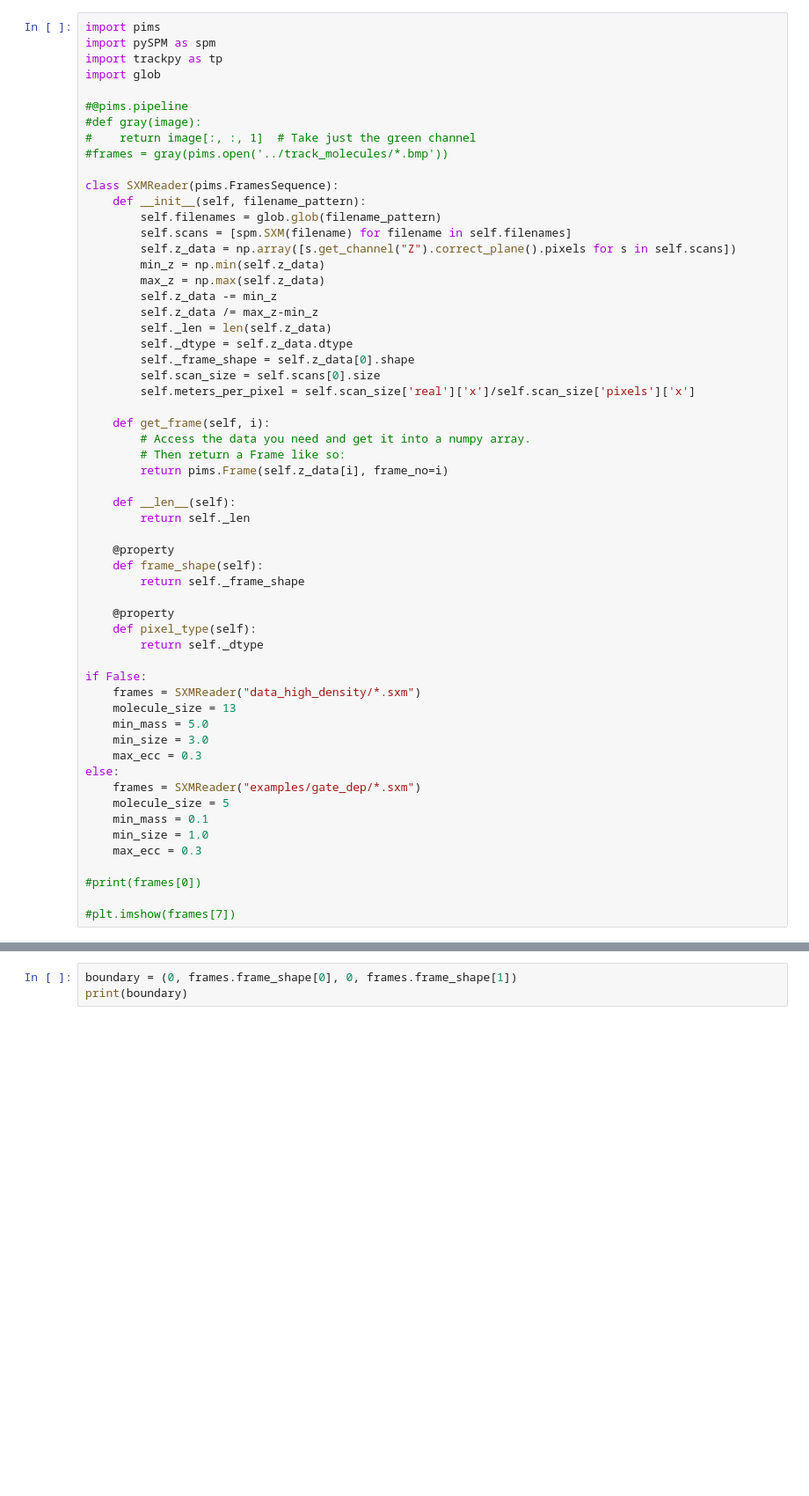
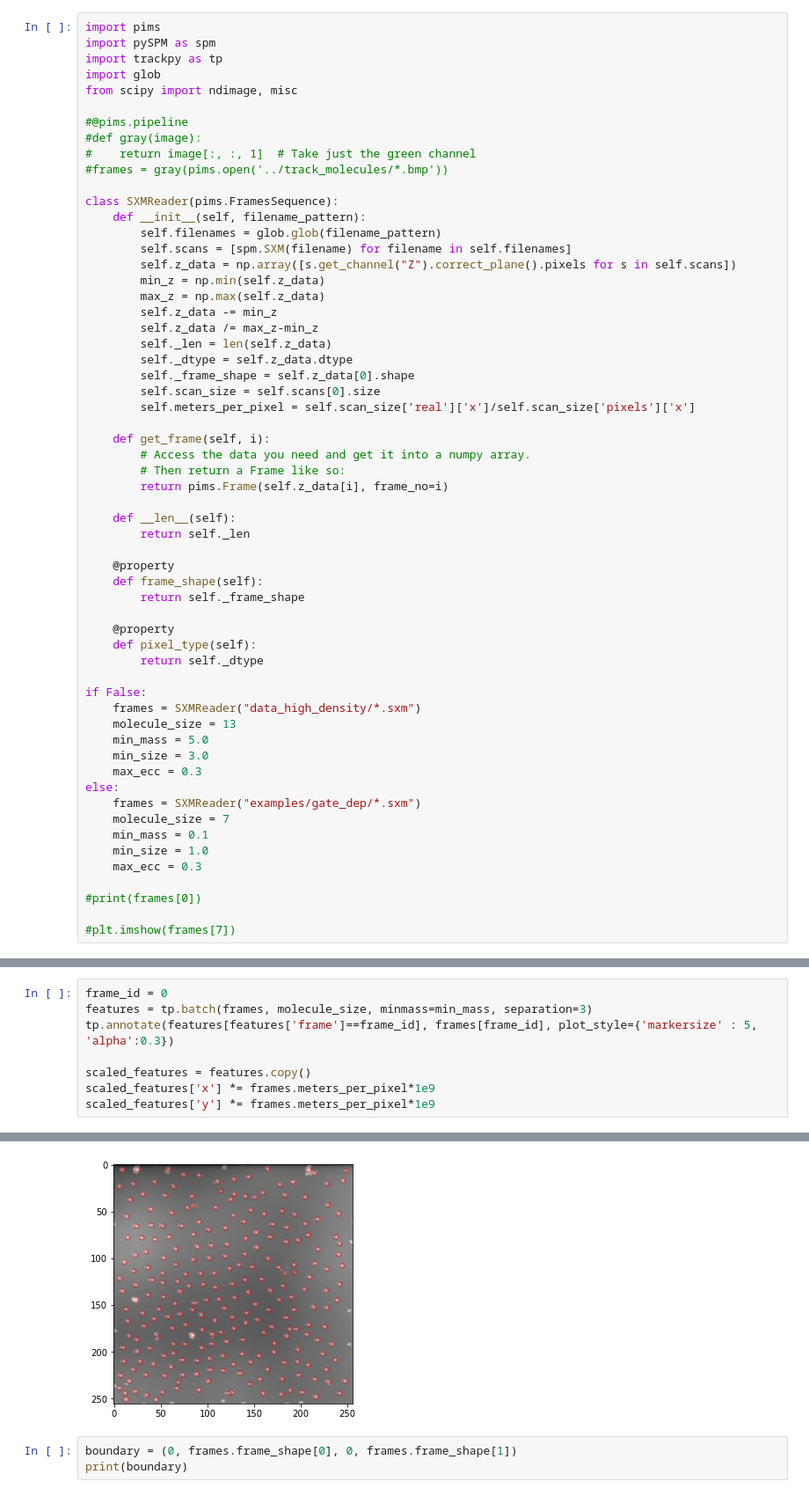
Before and after one commit to kylerNat/molecule_tracking, a Jupyter notebook: angular_distribution.ipynb, the cells around one changed output, grey strips where cells are left out. Shown at 88% size. Saved outputs shown, nothing was run; the diff lists cells and outputs as text; blank space fills up the shorter version.

```diff
--- a/angular_distribution.ipynb
+++ b/angular_distribution.ipynb
@@ -17,6 +19,7 @@ import pims
 import pySPM as spm
 import trackpy as tp
 import glob
+from scipy import ndimage, misc
 
 #@pims.pipeline
 #def gray(image):
@@ -62,7 +65,7 @@ if False:
     max_ecc = 0.3
 else:
     frames = SXMReader("examples/gate_dep/*.sxm")
-    molecule_size = 5
+    molecule_size = 7
     min_mass = 0.1
     min_size = 1.0
     max_ecc = 0.3
@@ -79,0 +76,9 @@ tp.annotate(f, frames[frame_id], plot_style={'markersize' : 2})
+# %%
+frame_id = 0
+features = tp.batch(frames, molecule_size, minmass=min_mass, separation=3)
+tp.annotate(features[features['frame']==frame_id], frames[frame_id], plot_style={'markersize' : 5, 'alpha':0.3})
+
+scaled_features = features.copy()
+scaled_features['x'] *= frames.meters_per_pixel*1e9
+scaled_features['y'] *= frames.meters_per_pixel*1e9
+# %% [output]
@@ -80,3 +86,4 @@ tp.annotate(f, frames[frame_id], plot_style={'markersize' : 2})
+[figure, added]
 # %%
 boundary = (0, frames.frame_shape[0], 0, frames.frame_shape[1])
 print(boundary)
```
Also changed, not shown: parts of 5 cells of this notebook, 11 other files.
